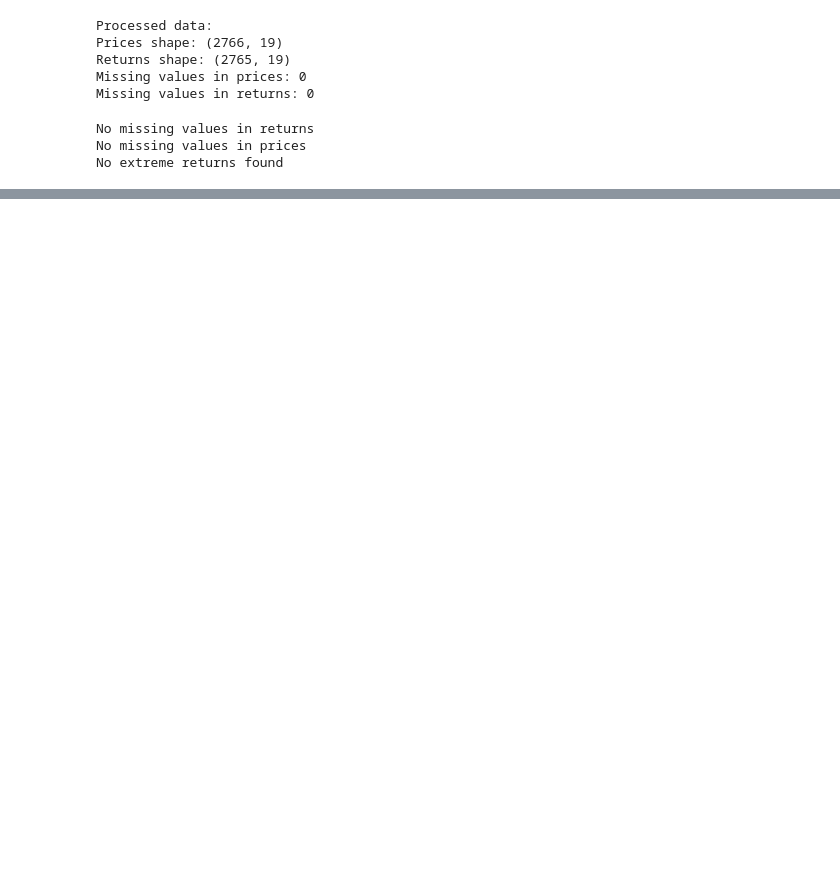
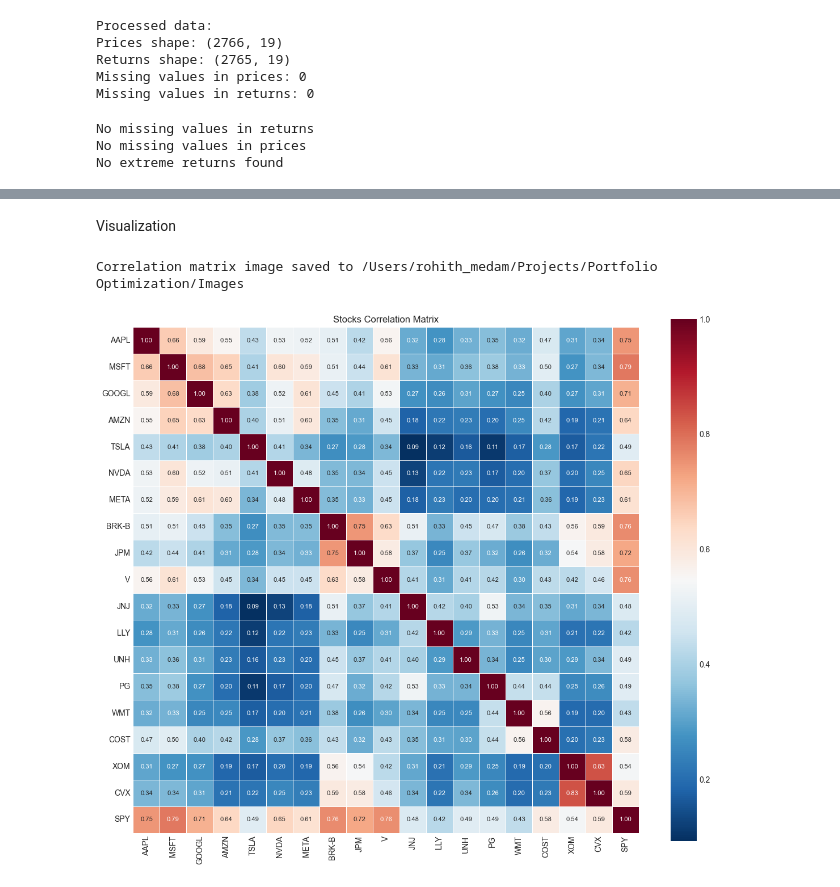
Before and after one commit to m-crr/Portfolio-Optimisation, a Jupyter notebook: Notebooks/data_collection.ipynb, the cells around one changed output, grey strips where cells are left out. Saved outputs shown, nothing was run; the diff lists cells and outputs as text; code cells hidden in the pictures; blank space fills up the shorter version.

Commit message:
Adding Images folder and plots.py

```diff
--- a/Notebooks/data_collection.ipynb
+++ b/Notebooks/data_collection.ipynb
@@ -141 +135,12 @@ Dataframes saved to /Users/rohith_medam/Projects/Portfolio Optimization/Data as
 Dataframes saved to /Users/rohith_medam/Projects/Portfolio Optimization/Data as an excel file
+# %% [markdown]
+Visualization
+# %%
+# Correlation Matrix
+
+plots.plot_correlation_heatmap(
+    correlation_matrix=corr_matrix, folder_to_save="Images", file_name="corr_matrix.png"
+)
+# %% [output]
+Correlation matrix image saved to /Users/rohith_medam/Projects/Portfolio Optimization/Images
+[figure, added]
```
Also changed, not shown: parts of 4 cells of this notebook, 4 other files.
